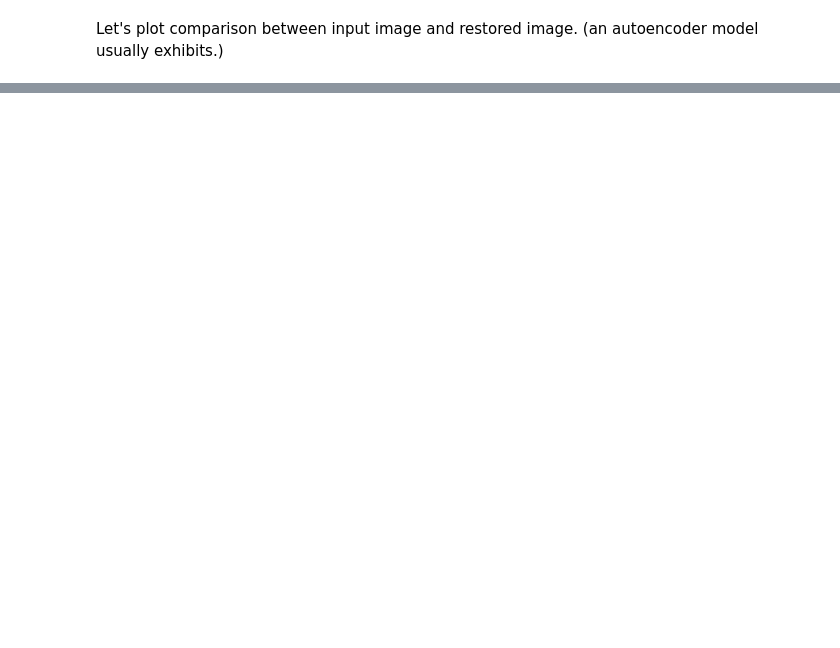
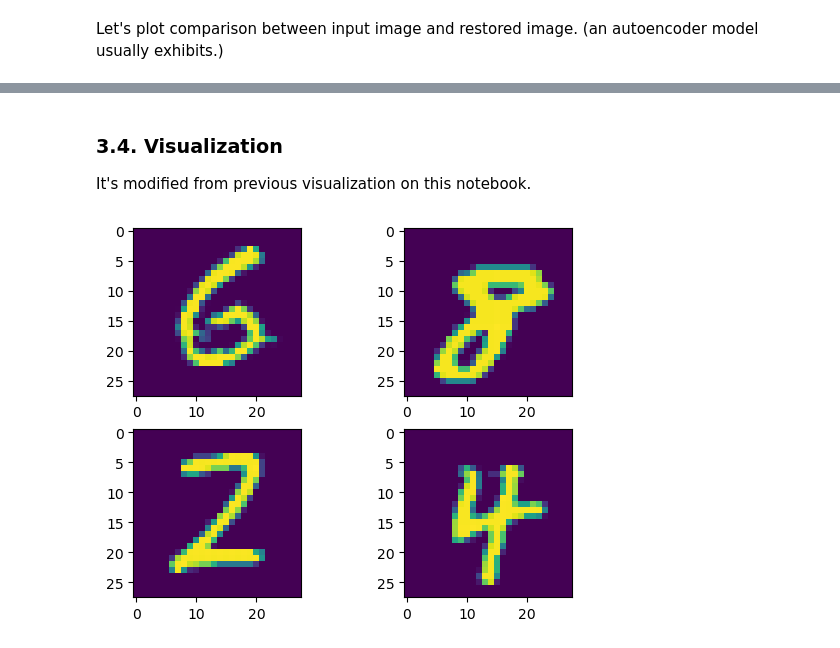
Before and after one commit to chhyyi/self-study, a Jupyter notebook: torch_vs_lightning/ex1.ipynb, the cells around one changed output, grey strips where cells are left out. Drawn from its saved outputs; the diff is of its cells as text; code cells hidden in the pictures; blank space fills up the shorter version.

```diff
--- a/torch_vs_lightning/ex1.ipynb
+++ b/torch_vs_lightning/ex1.ipynb
@@ -143,0 +173,3 @@ for i, subplot_index in enumerate([221, 222, 223, 224]):
+# %%
+training_data = datasets.MNIST(root=".",train=True, download=True, transform=ToTensor())
+test_data = datasets.MNIST(root=".",train=False, download=True, transform=ToTensor())
@@ -143,0 +345,18 @@ for i, subplot_index in enumerate([221, 222, 223, 224]):
+# %% [markdown]
+### 3.4. Visualization
+It's modified from previous visualization on this notebook.
+# %%
+import matplotlib.pyplot as plt
+
+dataloader = DataLoader(training_data, batch_size=4, shuffle=True)
+
+_, (X, y) = next(enumerate(dataloader))
+X = X.view(4, 28, 28)
+
+#plot input images
+plt.figure()
+for i, subplot_index in enumerate([221, 222, 223, 224]):
+    plt.subplot(subplot_index)
+    plt.imshow(X[i])
+# %% [output]
+[figure, added]
```
Also changed, not shown: parts of 22 cells of this notebook.
